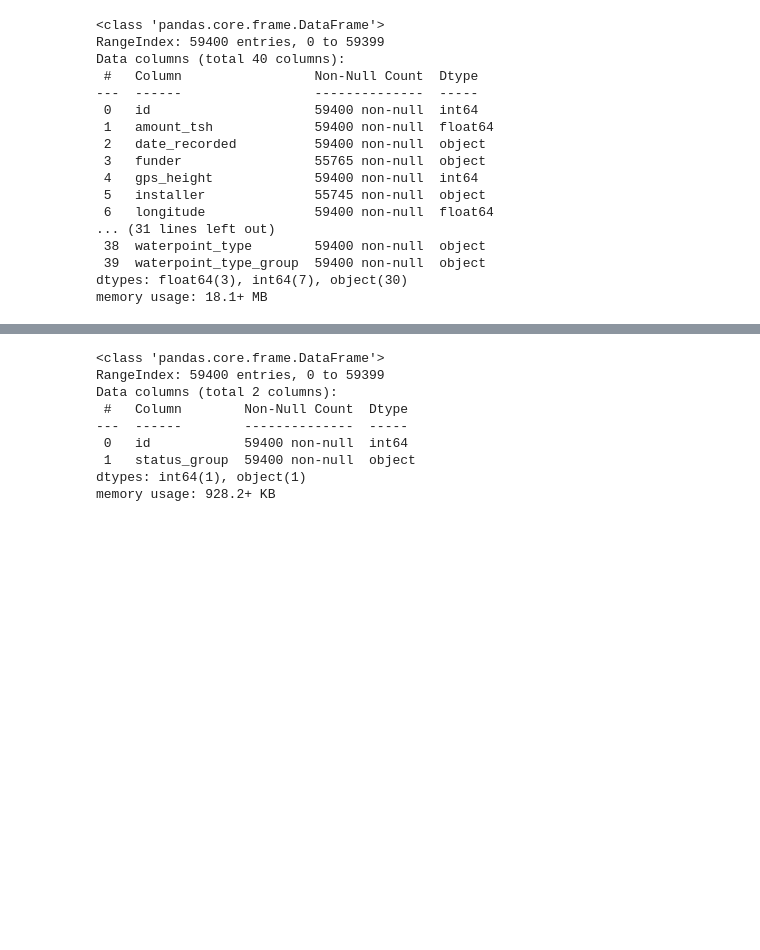
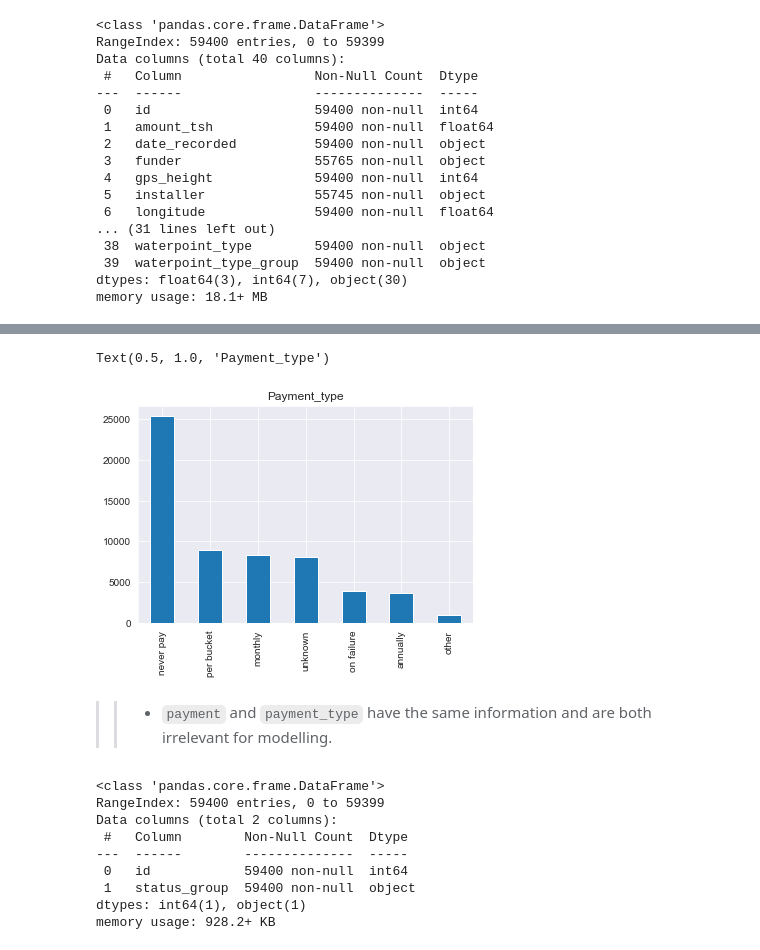
Before and after one commit to R3TR0Quan/tanzania-wells-classification, a Jupyter notebook: explore.ipynb, the cells around one changed output, grey strips where cells are left out. Saved outputs shown, nothing was run; the diff lists cells and outputs as text; code cells hidden in the pictures; blank space fills up the shorter version.

```diff
--- a/explore.ipynb
+++ b/explore.ipynb
@@ -42,3 +65,11 @@ memory usage: 18.1+ MB
+# %%
+train_set['payment_type'].value_counts().plot(kind='bar')
+plt.title('Payment_type')
+# %% [output]
+Text(0.5, 1.0, 'Payment_type')
+[figure, added]
+# %% [markdown]
+>> * `payment` and `payment_type` have the same information and are both irrelevant for modelling.
 # %%
 #labels
 train_set_labels.info()
```
Also changed, not shown: parts of 17 cells of this notebook, 1 other file.
